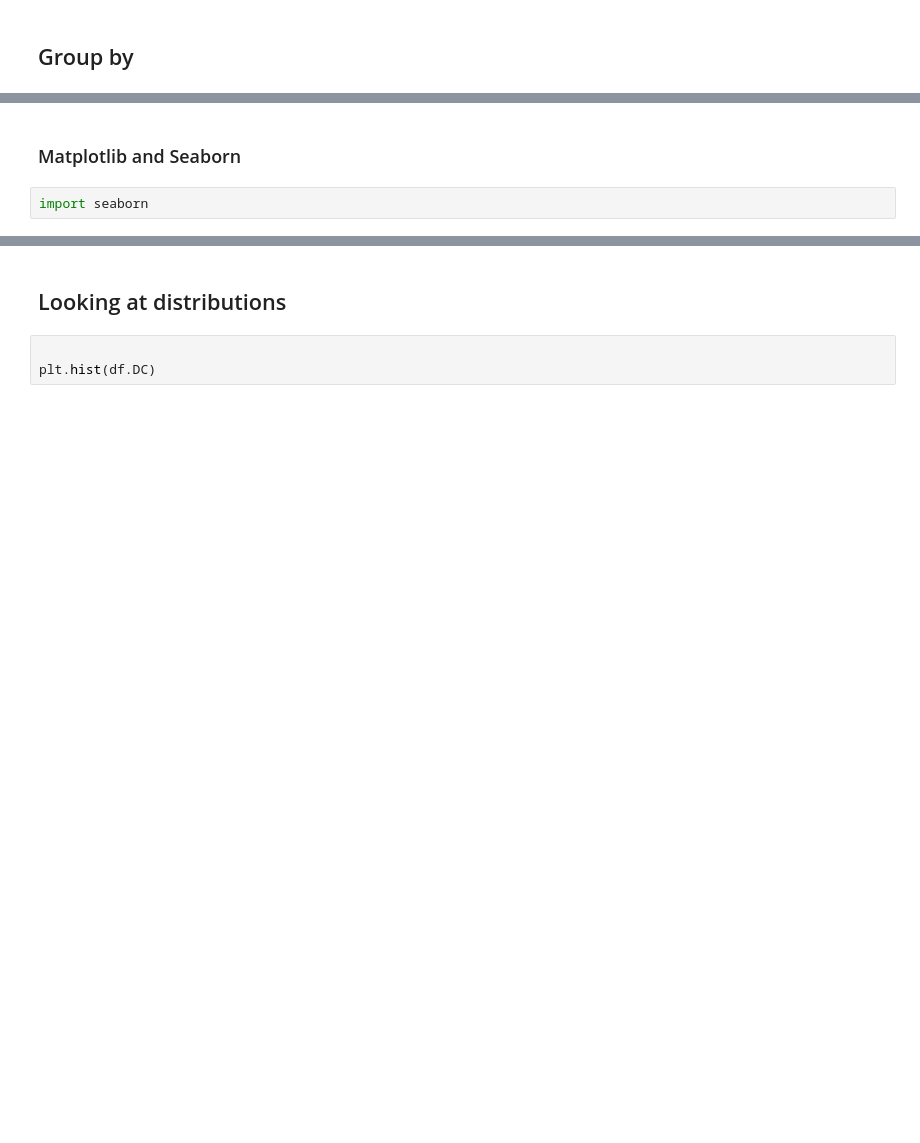
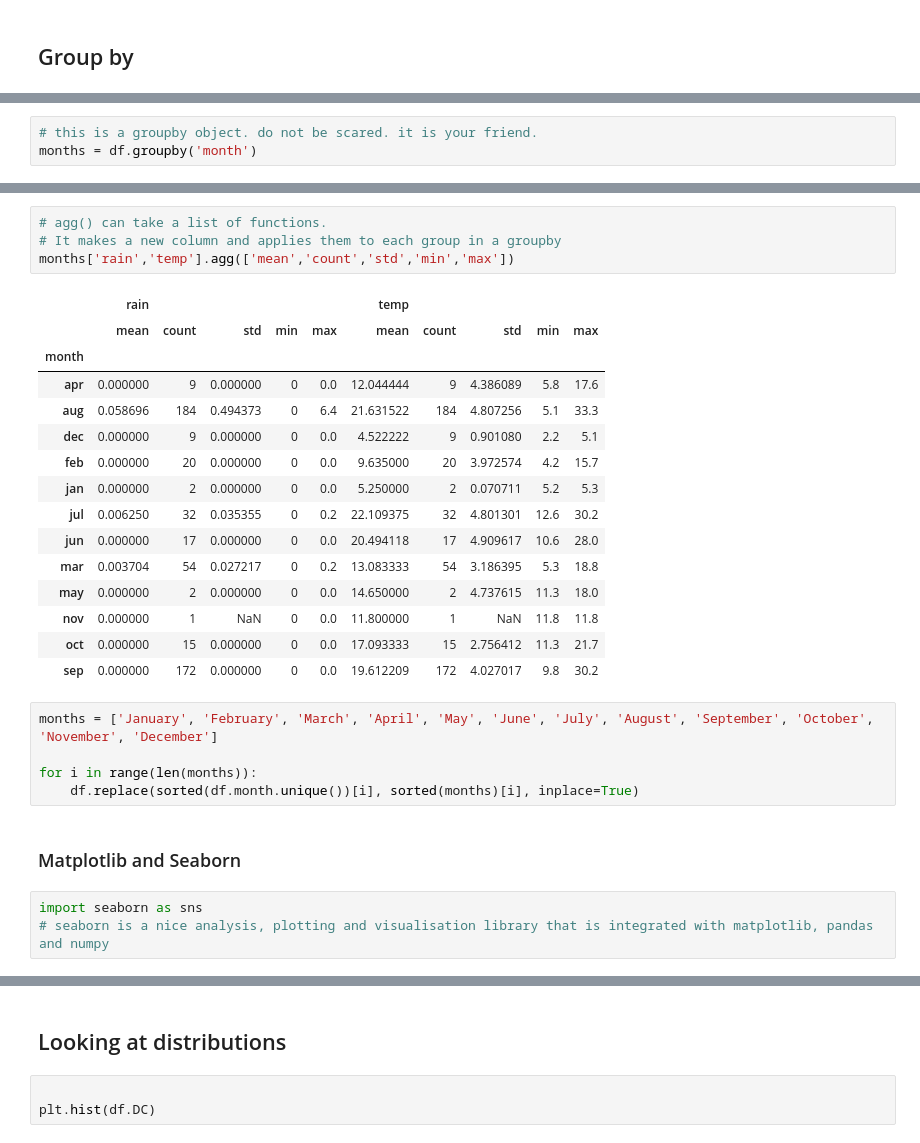
Before and after one commit to deenhe91/QlouderPythonSession, a Jupyter notebook: PythonStarter.ipynb, the cells around one changed output, grey strips where cells are left out. Cells and saved outputs as stored; diff of their text form; blank space fills up the shorter version.

Commit message:
group by

```diff
--- a/PythonStarter.ipynb
+++ b/PythonStarter.ipynb
@@ -231,0 +171,3 @@ actors['domestic_gross','worldwide_gross'].agg(['mean','count','std','min','max'
+# %%
+# this is a groupby object. do not be scared. it is your friend.
+months = df.groupby('month')
@@ -232,7 +233,33 @@ actors['domestic_gross','worldwide_gross'].agg(['mean','count','std','min','max'
+# %%
+# agg() can take a list of functions.
+# It makes a new column and applies them to each group in a groupby
+months['rain','temp'].agg(['mean','count','std','min','max'])
+# %% [output]
+|  | rain |  |  |  |  | temp |  |  |  |  |
+|  | mean | count | std | min | max | mean | count | std | min | max |
+| month |  |  |  |  |  |  |  |  |  |  |
+| apr | 0.000000 | 9 | 0.000000 | 0 | 0.0 | 12.044444 | 9 | 4.386089 | 5.8 | 17.6 |
+| aug | 0.058696 | 184 | 0.494373 | 0 | 6.4 | 21.631522 | 184 | 4.807256 | 5.1 | 33.3 |
+| dec | 0.000000 | 9 | 0.000000 | 0 | 0.0 | 4.522222 | 9 | 0.901080 | 2.2 | 5.1 |
+| feb | 0.000000 | 20 | 0.000000 | 0 | 0.0 | 9.635000 | 20 | 3.972574 | 4.2 | 15.7 |
+| jan | 0.000000 | 2 | 0.000000 | 0 | 0.0 | 5.250000 | 2 | 0.070711 | 5.2 | 5.3 |
+| jul | 0.006250 | 32 | 0.035355 | 0 | 0.2 | 22.109375 | 32 | 4.801301 | 12.6 | 30.2 |
+| jun | 0.000000 | 17 | 0.000000 | 0 | 0.0 | 20.494118 | 17 | 4.909617 | 10.6 | 28.0 |
+| mar | 0.003704 | 54 | 0.027217 | 0 | 0.2 | 13.083333 | 54 | 3.186395 | 5.3 | 18.8 |
+| may | 0.000000 | 2 | 0.000000 | 0 | 0.0 | 14.650000 | 2 | 4.737615 | 11.3 | 18.0 |
+| nov | 0.000000 | 1 | NaN | 0 | 0.0 | 11.800000 | 1 | NaN | 11.8 | 11.8 |
+| oct | 0.000000 | 15 | 0.000000 | 0 | 0.0 | 17.093333 | 15 | 2.756412 | 11.3 | 21.7 |
+| sep | 0.000000 | 172 | 0.000000 | 0 | 0.0 | 19.612209 | 172 | 4.027017 | 9.8 | 30.2 |
+# %%
+months = ['January', 'February', 'March', 'April', 'May', 'June', 'July', 'August', 'September', 'October', 'November', 'December']
+
+for i in range(len(months)):
+    df.replace(sorted(df.month.unique())[i], sorted(months)[i], inplace=True)
 # %% [markdown]
 ### Matplotlib and Seaborn
-# %%
-import seaborn
+# %%
+import seaborn as sns
+# seaborn is a nice analysis, plotting and visualisation library that is integrated with matplotlib, pandas and numpy
 # %%
 %matplotlib inline
 # jupyter will show you your plots inline
```
Also changed, not shown: parts of 19 cells of this notebook.
